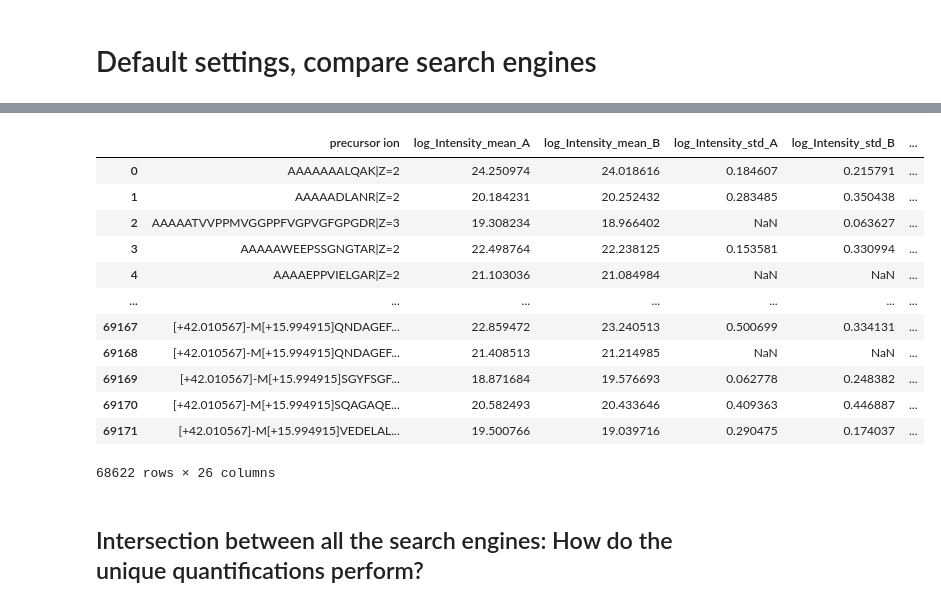
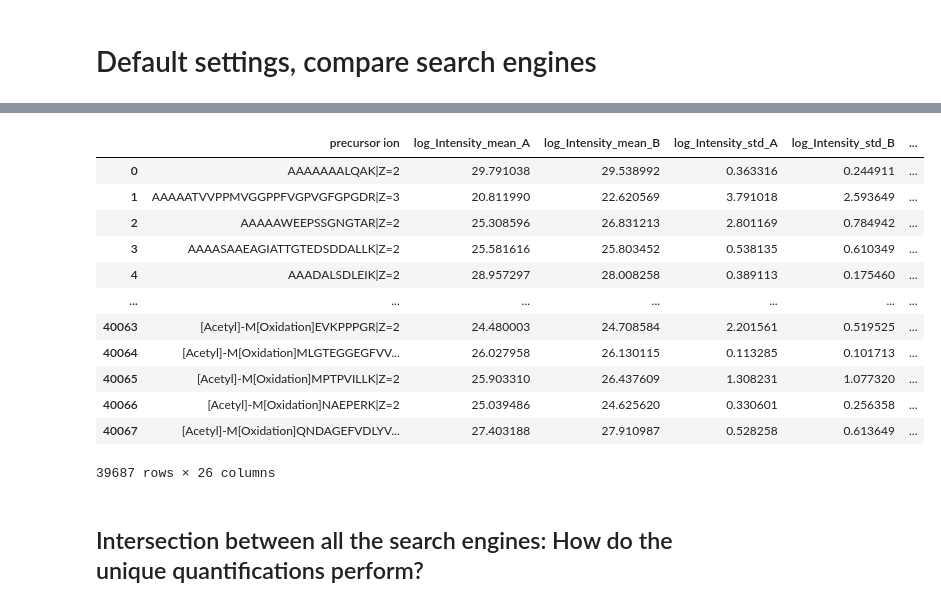
Before and after one commit to Proteobench/ProteoBench, a Jupyter notebook: jupyter_notebooks/analysis/DDA_analysis.ipynb, the cells around one changed output, grey strips where cells are left out. Saved outputs shown, nothing was run; the diff lists cells and outputs as text; code cells hidden in the pictures.

```diff
--- a/jupyter_notebooks/analysis/DDA_analysis.ipynb
+++ b/jupyter_notebooks/analysis/DDA_analysis.ipynb
@@ -132,6 +132,7 @@ def extract_result(file_paths, extract_params_func, datapoints, module, tool_nam
         comments.append(name)
 
     all_datapoints["comments"] = comments
+    all_datapoints["old_new"] = "old"
     return extracted_data, all_datapoints, comments
 
 def prepare_datapoints(all_datapoints, min_quant=3):
@@ -675,7 +688,7 @@ def plot_quant_prec_overlap_files(performance_df):
 # %%
 file_paths_general = {
     "AlphaPept": {
-        "AlphaPept_MBR_Align_50ppmFragTol": (
+        "AlphaPept": (
             "/home/caro/proteobench_benchmarkruns/alphapept/standard_params/secondtry_mbr_align_50ppmfragtol/results_peptides.csv",
             "/home/caro/proteobench_benchmarkruns/alphapept/standard_params/secondtry_mbr_align_50ppmfragtol/results.yaml",
         ),
@@ -701,17 +714,17 @@ file_paths_general = {
         )
     },
     "FragPipe": {
-        "FragPipeMBR": (
+        "FragPipe": (
             "/home/caro/proteobench_benchmarkruns/results/standard_parameters/FragPipe/22.0/new_runs/MBR/combined_ion.tsv",
             "/home/caro/proteobench_benchmarkruns/results/standard_parameters/FragPipe/22.0/new_runs/MBR/fragpipe.workflow",
         ),
     },
     "MaxQuant": {
-        "MaxQuant_MBR": (
+        "MaxQuant": (
             "/home/caro/proteobench_benchmarkruns/results/standard_parameters/MaxQuant/MBR/evidence.txt",
             "/home/caro/proteobench_benchmarkruns/results/standard_parameters/MaxQuant/MBR/mqpar.xml",
         ),
-        "MaxQuant": (
+        "MaxQuant_noMBR": (
             "/home/caro/proteobench_benchmarkruns/results/standard_parameters/MaxQuant/noMBR/evidence.txt",
             "/home/caro/proteobench_benchmarkruns/results/standard_parameters/MaxQuant/noMBR/mqpar.xml",
         ),
@@ -795,25 +813,26 @@ rewriting N-Terminal acetylation
 # %%
 performance_df_dict = prepare_performance_dict(results, mapper=None)
 
 # keep only most important entry per tool
 performance_df_dict.pop("AlphaPept_50ppmFragTol")
-performance_df_dict.pop("MaxQuant")
+performance_df_dict.pop("MaxQuant_noMBR")
 performance_df_dict.pop("Sage (unfiltered)")
 performance_df_dict.pop("Sage (FlashLFQ)")
+performance_df_dict.pop("Sage (filtered)")
 # %% [output]
 |  | precursor ion | log_Intensity_mean_A | log_Intensity_mean_B | log_Intensity_std_A | log_Intensity_std_B | ... |
-| 0 | AAAAAAALQAK|Z=2 | 24.250974 | 24.018616 | 0.184607 | 0.215791 | ... |
-| 1 | AAAAADLANR|Z=2 | 20.184231 | 20.252432 | 0.283485 | 0.350438 | ... |
-| 2 | AAAAATVVPPMVGGPPFVGPVGFGPGDR|Z=3 | 19.308234 | 18.966402 | NaN | 0.063627 | ... |
-| 3 | AAAAAWEEPSSGNGTAR|Z=2 | 22.498764 | 22.238125 | 0.153581 | 0.330994 | ... |
-| 4 | AAAAEPPVIELGAR|Z=2 | 21.103036 | 21.084984 | NaN | NaN | ... |
+| 0 | AAAAAAALQAK|Z=2 | 29.791038 | 29.538992 | 0.363316 | 0.244911 | ... |
+| 1 | AAAAATVVPPMVGGPPFVGPVGFGPGDR|Z=3 | 20.811990 | 22.620569 | 3.791018 | 2.593649 | ... |
+| 2 | AAAAAWEEPSSGNGTAR|Z=2 | 25.308596 | 26.831213 | 2.801169 | 0.784942 | ... |
+| 3 | AAAASAAEAGIATTGTEDSDDALLK|Z=2 | 25.581616 | 25.803452 | 0.538135 | 0.610349 | ... |
+| 4 | AAADALSDLEIK|Z=2 | 28.957297 | 28.008258 | 0.389113 | 0.175460 | ... |
 | ... | ... | ... | ... | ... | ... | ... |
-| 69167 | [+42.010567]-M[+15.994915]QNDAGEF... | 22.859472 | 23.240513 | 0.500699 | 0.334131 | ... |
-| 69168 | [+42.010567]-M[+15.994915]QNDAGEF... | 21.408513 | 21.214985 | NaN | NaN | ... |
-| 69169 | [+42.010567]-M[+15.994915]SGYFSGF... | 18.871684 | 19.576693 | 0.062778 | 0.248382 | ... |
-| 69170 | [+42.010567]-M[+15.994915]SQAGAQE... | 20.582493 | 20.433646 | 0.409363 | 0.446887 | ... |
-| 69171 | [+42.010567]-M[+15.994915]VEDELAL... | 19.500766 | 19.039716 | 0.290475 | 0.174037 | ... |
+| 40063 | [Acetyl]-M[Oxidation]EVKPPPGR|Z=2 | 24.480003 | 24.708584 | 2.201561 | 0.519525 | ... |
+| 40064 | [Acetyl]-M[Oxidation]MLGTEGGEGFVV... | 26.027958 | 26.130115 | 0.113285 | 0.101713 | ... |
+| 40065 | [Acetyl]-M[Oxidation]MPTPVILLK|Z=2 | 25.903310 | 26.437609 | 1.308231 | 1.077320 | ... |
+| 40066 | [Acetyl]-M[Oxidation]NAEPERK|Z=2 | 25.039486 | 24.625620 | 0.330601 | 0.256358 | ... |
+| 40067 | [Acetyl]-M[Oxidation]QNDAGEFVDLYV... | 27.403188 | 27.910987 | 0.528258 | 0.613649 | ... |
-68622 rows × 26 columns
+39687 rows × 26 columns
 # %%
 # create overview table to manually check proforma notations (theres some shady stuff sometimes)
 
```
Also changed, not shown: parts of 11 cells of this notebook.
